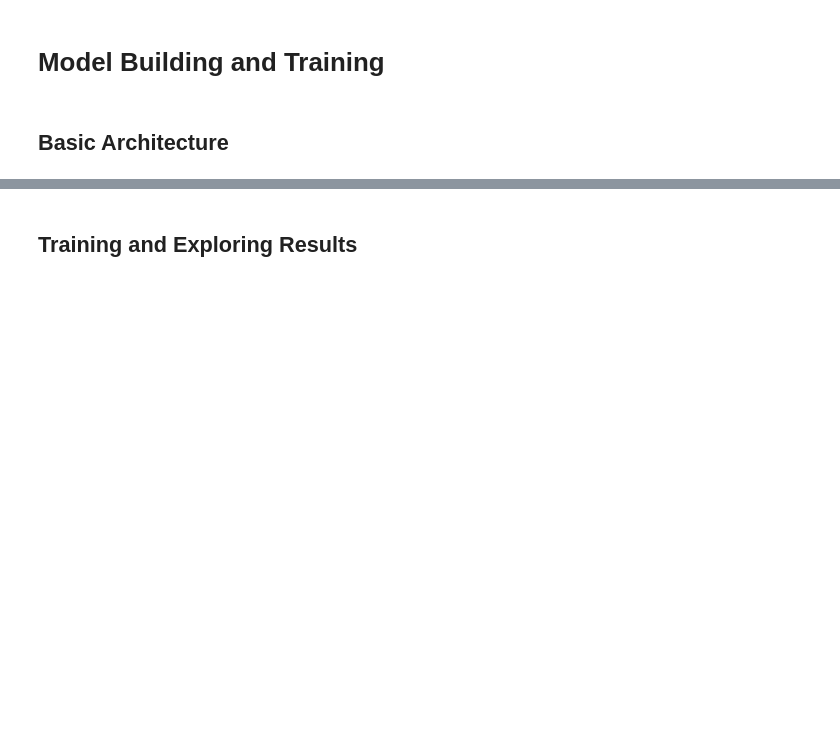
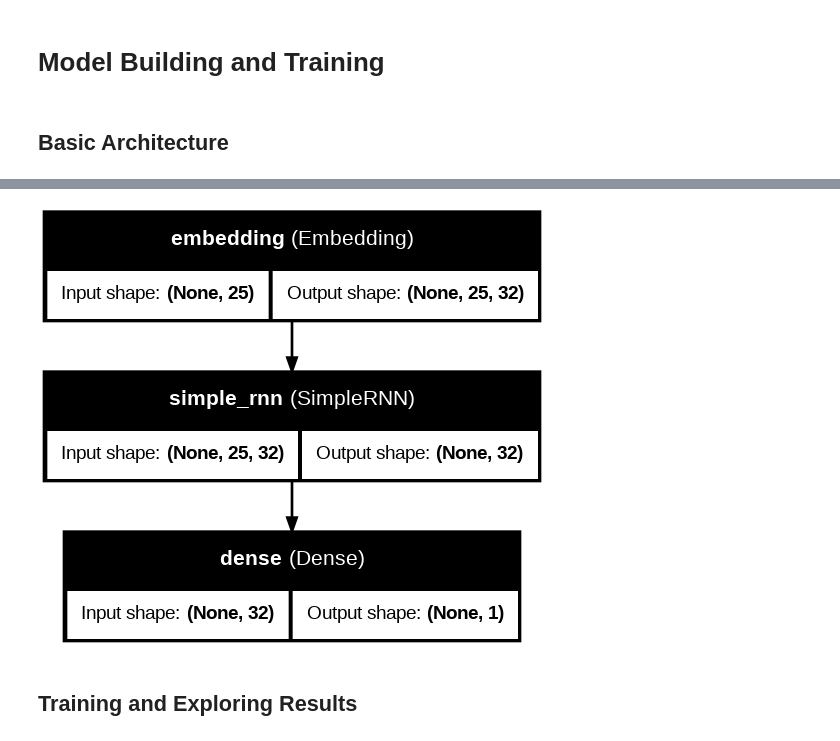
Before and after one commit to Pholmgrendev/RNNProject, a Jupyter notebook: TextClassification.ipynb, the cells around one changed output, grey strips where cells are left out. Cells and saved outputs as stored; diff of their text form; code cells hidden in the pictures; blank space fills up the shorter version.

Commit message:
Kaggle Notebook | RNN Text Classification | Version 6

```diff
--- a/TextClassification.ipynb
+++ b/TextClassification.ipynb
@@ -145,0 +179,3 @@ def clean_and_prep_text(df_text: pd.DataFrame):
+# %%
+word_count = len(count_words(df_train))
+print("There are: " + str(word_count) + " unique words in our training set")
@@ -146,2 +184,12 @@ def clean_and_prep_text(df_text: pd.DataFrame):
+# %%
+max_words = 25 # Roughly the number of words in an average 140 character tweet
+tokenizer = Tokenizer(num_words=word_count)
+tokenizer.fit_on_texts(train_text)
+
+train_sequences = tokenizer.texts_to_sequences(train_text)
+val_sequences = tokenizer.texts_to_sequences(val_text)
+
+train_pad = pad_sequences(train_sequences, maxlen=max_words, padding='post', truncating='post')
+val_pad = pad_sequences(val_sequences, maxlen=max_words, padding='post', truncating='post')
 # %% [markdown]
 ## Embedding the Text
@@ -149,3 +199,25 @@ def clean_and_prep_text(df_text: pd.DataFrame):
 # Model Building and Training
 # %% [markdown]
 ## Basic Architecture
+# %%
+model_base = Sequential([
+    InputLayer((max_words,)),
+    # Layer one
+    Embedding(word_count, 32, input_length=max_words),
+
+    # Layer two
+    SimpleRNN(units=32),
+
+    # Output
+    Dense(1, activation='sigmoid')
+])
+
+learning_rate = 0.001
+opt = keras.optimizers.Adam(learning_rate = learning_rate)
+
+model_base.compile(optimizer = opt,
+              loss=tf.keras.losses.BinaryCrossentropy(from_logits=True),
+              metrics = ['accuracy'])
+
+model_base.build()
+model_base.summary()
@@ -152,2 +238,14 @@ def clean_and_prep_text(df_text: pd.DataFrame):
+# %%
+tf.keras.utils.plot_model(
+    model_base,
+    to_file="model.png",
+    show_shapes=True,
+    show_layer_names=True,
+    rankdir="TB",
+    expand_nested=True,
+    dpi=96,
+)
+# %% [output]
+[figure, added]
 # %% [markdown]
 ## Training and Exploring Results
```
Also changed, not shown: parts of 17 cells of this notebook.
